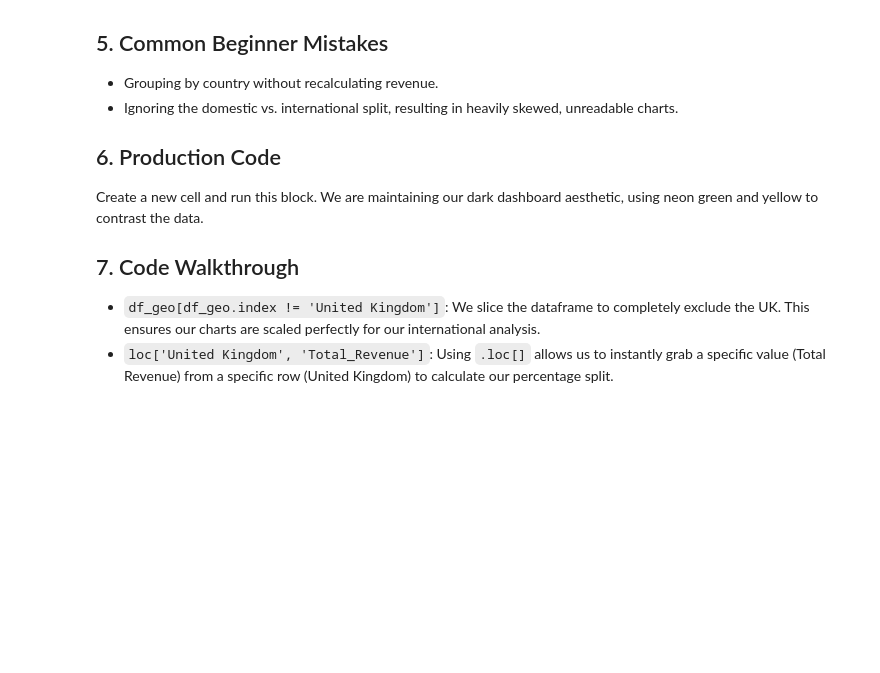
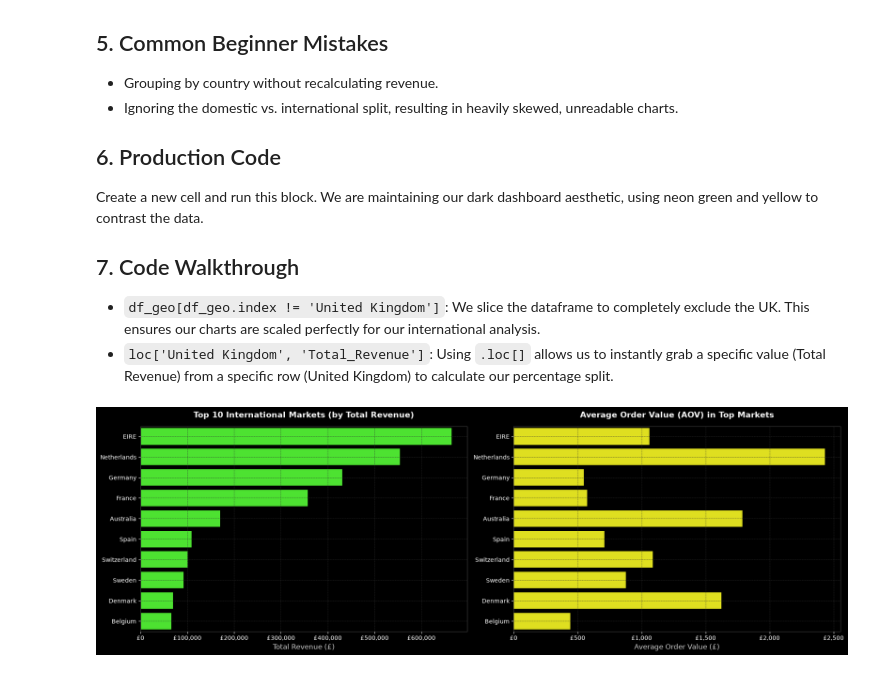
Before and after one commit to MianArslan09/UCI-Retail-II-Data-EDA, a Jupyter notebook: notebooks/EDA.ipynb, the cells around one changed output. Drawn from its saved outputs; the diff is of its cells as text; code cells hidden in the pictures; blank space fills up the shorter version.

```diff
--- a/notebooks/EDA.ipynb
+++ b/notebooks/EDA.ipynb
@@ -1217,3 +1217,85 @@ Create a new cell and run this block. We are maintaining our dark dashboard aest
 
 * `df_geo[df_geo.index != 'United Kingdom']`: We slice the dataframe to completely exclude the UK. This ensures our charts are scaled perfectly for our international analysis.
 * `loc['United Kingdom', 'Total_Revenue']`: Using `.loc[]` allows us to instantly grab a specific value (Total Revenue) from a specific row (United Kingdom) to calculate our percentage split.
+# %%
+# ==========================================
+# 15. GEOGRAPHIC REVENUE DISTRIBUTION
+# ==========================================
+import matplotlib.pyplot as plt
+import seaborn as sns
+import matplotlib.ticker as ticker
+
+# ------------------------------------------
+# 1. AGGREGATE GEOGRAPHIC METRICS
+# ------------------------------------------
+df_geo = df_eda.copy()
+# Create the Revenue feature specifically for this dataframe
+df_geo['Revenue'] = df_geo['Quantity'] * df_geo['Price']
+
+# Group by Country
+country_metrics = df_geo.groupby('Country').agg(
+    Total_Revenue=('Revenue', 'sum'),
+    Total_Orders=('Invoice', 'nunique')
+)
+
+# Feature Engineering: Average Order Value (AOV) per Country
+country_metrics['AOV'] = country_metrics['Total_Revenue'] / country_metrics['Total_Orders']
+
+# Isolate International Markets (Remove UK for clear visualization)
+intl_metrics = country_metrics[country_metrics.index != 'United Kingdom'].copy()
+top_10_intl_revenue = intl_metrics.sort_values(by='Total_Revenue', ascending=False).head(10)
+
+# ------------------------------------------
+# 2. VISUALIZATION (DARK AESTHETIC)
+# ------------------------------------------
+plt.style.use('dark_background')
+fig, axes = plt.subplots(1, 2, figsize=(18, 6))
+neon_green = '#39ff14'
+neon_yellow = '#ffff00'
+
+# Chart 1: Top 10 International Markets by Revenue
+sns.barplot(
+    x=top_10_intl_revenue['Total_Revenue'].values,
+    y=top_10_intl_revenue.index,
+    color=neon_green,
+    ax=axes[0]
+)
+axes[0].set_title('Top 10 International Markets (by Total Revenue)', pad=15, fontsize=14, fontweight='bold')
+axes[0].set_xlabel('Total Revenue (£)', fontsize=12, color='#cccccc')
+axes[0].set_ylabel('')
+axes[0].xaxis.set_major_formatter(ticker.FuncFormatter(lambda x, p: f"£{format(int(x), ',')}"))
+
+# Chart 2: Average Order Value (Top 10 Intl Markets)
+sns.barplot(
+    x=top_10_intl_revenue['AOV'].values,
+    y=top_10_intl_revenue.index,
+    color=neon_yellow,
+    ax=axes[1]
+)
+axes[1].set_title('Average Order Value (AOV) in Top Markets', pad=15, fontsize=14, fontweight='bold')
+axes[1].set_xlabel('Average Order Value (£)', fontsize=12, color='#cccccc')
+axes[1].set_ylabel('')
+axes[1].xaxis.set_major_formatter(ticker.FuncFormatter(lambda x, p: f"£{format(int(x), ',')}"))
+
+# Clean up grid and borders
+for ax in axes:
+    ax.grid(color='#333333', linestyle='--', linewidth=0.5)
+    for spine in ax.spines.values():
+        spine.set_color('#444444')
+
+plt.tight_layout()
+plt.show()
+plt.style.use('default')
+
+# ------------------------------------------
+# 3. DOMESTIC VS INTERNATIONAL SUMMARY
+# ------------------------------------------
+uk_revenue = country_metrics.loc['United Kingdom', 'Total_Revenue']
+total_revenue = country_metrics['Total_Revenue'].sum()
+uk_percentage = (uk_revenue / total_revenue) * 100
+
+print("--- Geographic Dependency ---")
+print(f"United Kingdom Revenue: £{uk_revenue:,.2f} ({uk_percentage:.2f}% of Total)")
+print(f"International Revenue:  £{(total_revenue - uk_revenue):,.2f} ({(100 - uk_percentage):,.2f}% of Total)")
+# %% [output]
+[figure, added]
```
Also changed, not shown: parts of 1 cell of this notebook.
